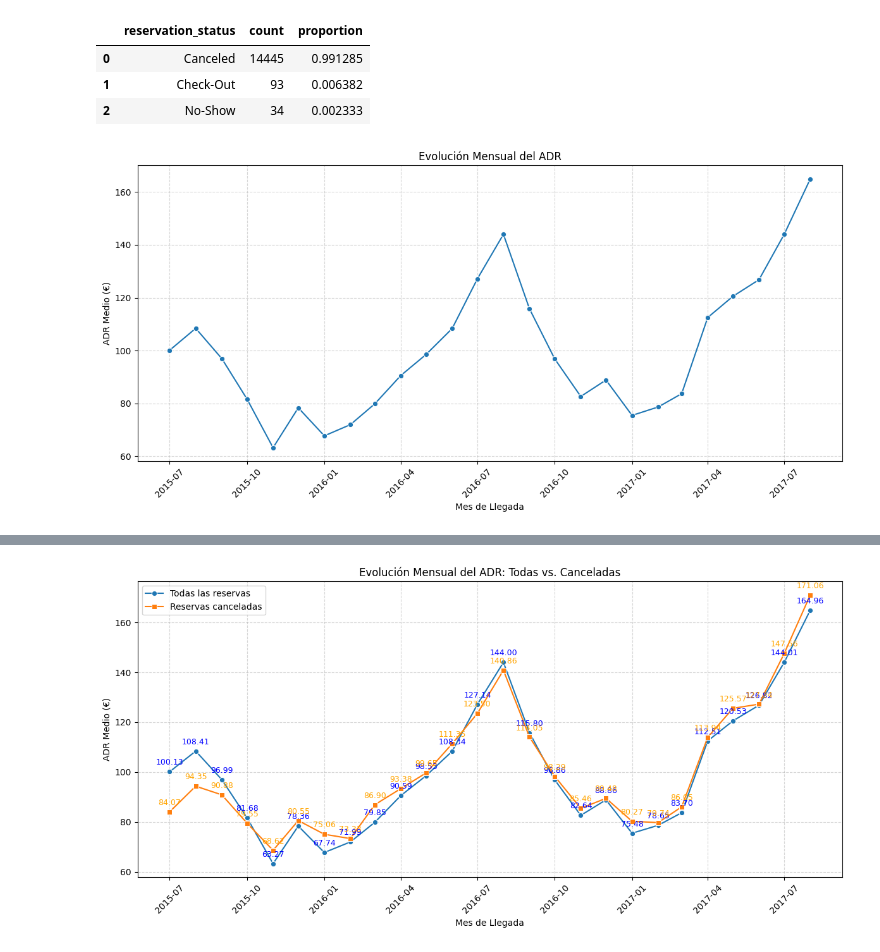
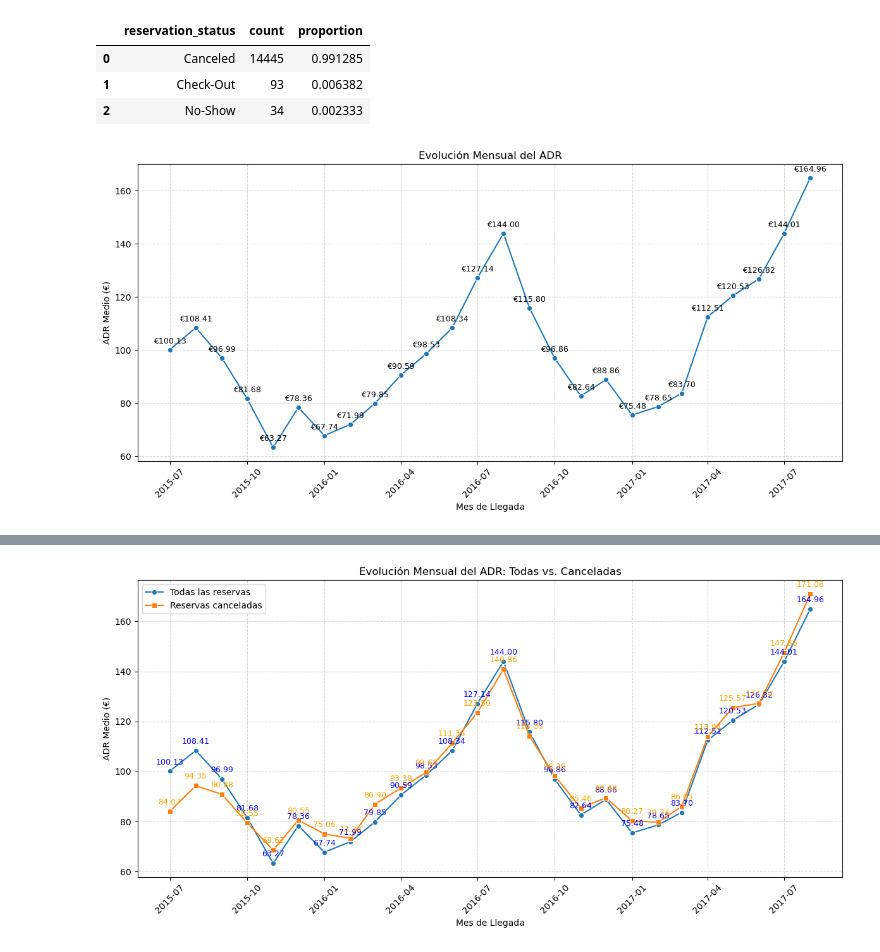
Before and after one commit to GuillermoDuMa/Reboot-Academy-Project-2-Hotel-Bookings, a Jupyter notebook: EDA-guillermo.ipynb, the cells around one changed output, grey strips where cells are left out. Saved outputs shown, nothing was run; the diff lists cells and outputs as text; code cells hidden in the pictures.

```diff
--- a/EDA-guillermo.ipynb
+++ b/EDA-guillermo.ipynb
@@ -7,7 +7,7 @@ import time
 from functools import reduce
 import calendar
 # %%
-df = pd.read_csv('hotel_bookings_clean.csv')
+df = pd.read_csv('hotel_bookings_clean.csv', parse_dates=['arrival_date'])
 # %%
 df.info()
 # %% [output]
@@ -488,42 +515,47 @@ Conteo y proporción de reservation_status en 'Non Refund':
 | 1 | Check-Out | 93 | 0.006382 |
 | 2 | No-Show | 34 | 0.002333 |
 # %%
-import pandas as pd
+import numpy as np
 import matplotlib.pyplot as plt
 import seaborn as sns
 
-# 1. Carga del dataset
-df = pd.read_csv('hotel_bookings_clean.csv')
+# 1) Asegúrate de que arrival_date y adr_monthly ya estén calculados como antes…
 
-# 2. Convertir arrival_date a datetime
-df['arrival_date'] = pd.to_datetime(df['arrival_date'])
+# … tras calcular adr_monthly …
+# Convertir infinitos a NaN y eliminar esas filas
+adr_monthly['adr_mean'] = adr_monthly['adr_mean'].replace([np.inf, -np.inf], np.nan)
+adr_monthly = adr_monthly.dropna(subset=['adr_mean'])
 
-# 3. Agregación mensual de ADR medio
-adr_monthly = (
-    df
-    .groupby(df['arrival_date'].dt.to_period('M'), observed=False)['adr']
-    .mean()
-    .reset_index(name='adr_mean')
-)
-# Convertir el PeriodIndex a timestamps para plotear
-adr_monthly['month'] = adr_monthly['arrival_date'].dt.to_timestamp()
-
-# 4. Plot de evolución del ADR
-plt.figure(figsize=(12, 6))
+# 2) Dibujar el lineplot sin IC y sin futuros warnings
+fig, ax = plt.subplots(figsize=(12, 6))
 sns.lineplot(
     data=adr_monthly,
     x='month',
     y='adr_mean',
-    marker='o'
+    marker='o',
+    errorbar=None,      # <-- en lugar de ci=None
+    ax=ax
 )
 
-# 5. Etiquetas y estilo
-plt.xlabel('Mes de Llegada')
-plt.ylabel('ADR Medio (€)')
-plt.title('Evolución Mensual del ADR')
+# 3) Etiquetas encima de cada punto
+offset = adr_monthly['adr_mean'].max() * 0.01
+for x, y in zip(adr_monthly['month'], adr_monthly['adr_mean']):
+    ax.text(
+        x,
+        y + offset,
+        f"€{y:.2f}",
+        ha='center',
+        va='bottom',
+        fontsize=9
+    )
+
+# 4) Estilo y presentación
+ax.set_xlabel('Mes de Llegada')
+ax.set_ylabel('ADR Medio (€)')
+ax.set_title('Evolución Mensual del ADR')
 plt.xticks(rotation=45)
-plt.grid(True, linestyle='--', alpha=0.5)
+ax.grid(True, linestyle='--', alpha=0.5)
 plt.tight_layout()
 plt.show()
 # %% [output]
-[figure, old version]
+[figure, new version]
```
Also changed, not shown: parts of 23 cells of this notebook.
